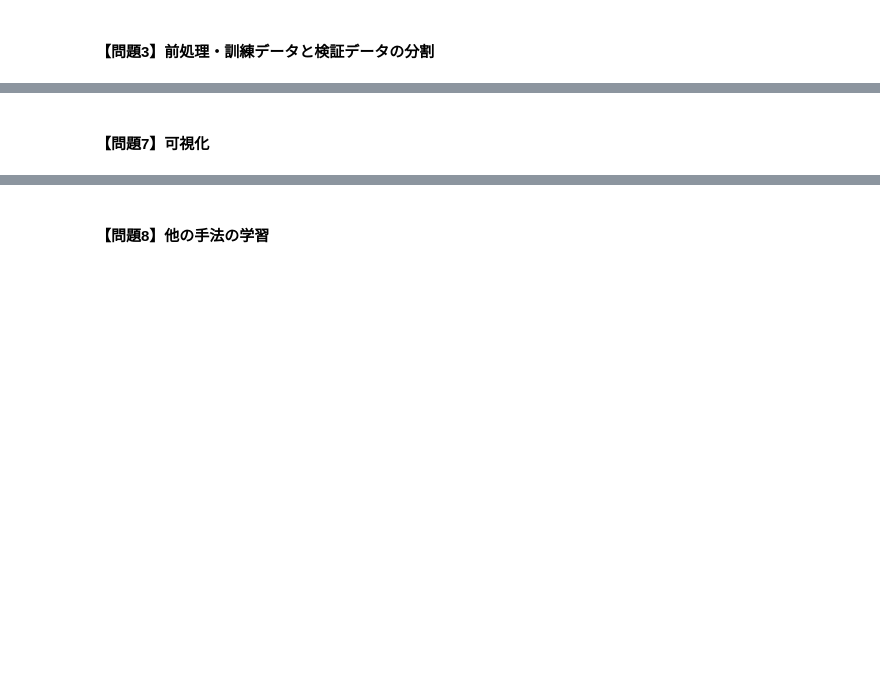
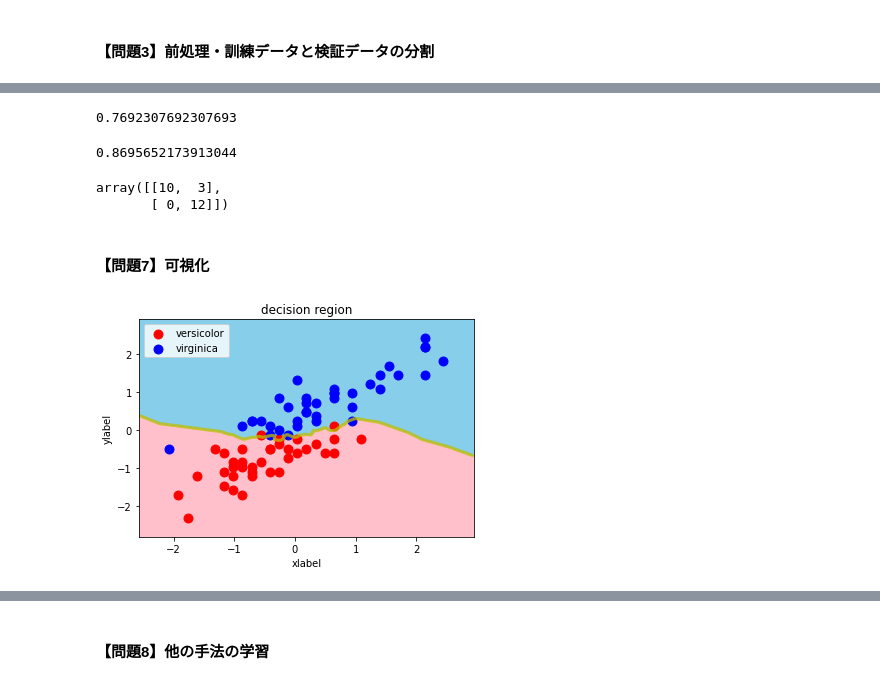
Before and after one commit to GitHiru/ml_dic, a Jupyter notebook: pre_learning/week4/week4_1_iris.ipynb, the cells around one changed output, grey strips where cells are left out. Cells and saved outputs as stored; diff of their text form; code cells hidden in the pictures; blank space fills up the shorter version.

```diff
--- a/pre_learning/week4/week4_1_iris.ipynb
+++ b/pre_learning/week4/week4_1_iris.ipynb
@@ -34,0 +147,11 @@ iris_label = pd.DataFrame(data=iris.targets, columns=["Species"])
+# %%
+sts = StandardScaler()
+# 内部統計を取得
+X_train_fit = sts.fit(X_train)
+X_test_fit = sts.fit(X_train)
+# 実際に書換え
+X_train_transform = sts.transform(X_train)
+X_test_transform = sts.transform(X_test)
+
+print('- X_train_fit: {} \n- X_train_transform: {} {}\n- X_test_transform: {} {}'.format(
+    type(X_train_fit), type(X_train_transform), X_train_transform.shape, type(X_test_transform), X_test_transform.shape))
@@ -34,0 +166,8 @@ iris_label = pd.DataFrame(data=iris.targets, columns=["Species"])
+# %%
+# k-nearest neighbors (最近傍法)
+
+for i in range(1, 6, 2):
+    k_nn = KNeighborsClassifier(n_neighbors = i) #モデルをインスタンス
+    k_nn_fit = k_nn.fit(X_train_transform, y_train) #学習
+    k_nn_pred = k_nn_fit.predict(X_test_transform) #予測
+    print("{}-nn {}: {} {}".format(i, k_nn_pred.shape, k_nn_pred, type(k_nn_pred)))
@@ -35,3 +208,28 @@ iris_label = pd.DataFrame(data=iris.targets, columns=["Species"])
+# %%
+# Recall（再現率）
+#
+# -説明-
+#      TP - FN(False Negative : 偽陰性)間で、FNを低く抑えたい場合に採用する指標
+#    （e.g. 癌を癌じゃないと予測。 あってはならない💀）
+# ###################
+recall_score(y_test, k_nn_pred)
+# %% [output]
+0.7692307692307693
+# %%
+# F-score（F値）
+#
+# -説明-
+#     FPとFNはトレードオフの関係にあるので調和平均をとった指標
+# ###################
+f1_score(y_test, k_nn_pred)
+# %% [output]
+0.8695652173913044
+# %%
+# ConfusionMatrix（混同行列）
+confusion_matrix(y_test, k_nn_pred)
+# %% [output]
+array([[10,  3],
+       [ 0, 12]])
 # %% [markdown]
 #### 【問題7】可視化
 # %%
@@ -45,20 +243,13 @@ def decision_region(X, y, model, step=0.01, title='decision region', xlabel='xla
     散布図の点は訓練データまたは検証データである。
     Parameters
     ----------------
-    X : ndarray, shape(n_samples, 2)
-        特徴量
-    y : ndarray, shape(n_samples,)
-        ラベル
-    model : object
-        学習したモデルのインスンタスを入れる
-    step : float, (default : 0.1)
-        推定値を計算する間隔を設定する
-    title : str
-        グラフのタイトルの文章を与える
-    xlabel, ylabel : str
-        軸ラベルの文章を与える
-    target_names= : list of str
-        凡例の一覧を与える
+    X : ndarray, shape(n_samples, 2)　特徴量
+    y : ndarray, shape(n_samples,)　　ラベル
+    model : object　　　　　　　　　　学習したモデルのインスンタスを入れる
+    step : float, (default : 0.1)　　　　  推定値を計算する間隔を設定する
+    title : str　                                    グラフのタイトルの文章を与える
+    xlabel, ylabel : str　                       軸ラベルの文章を与える
+    target_names= : list of str　          凡例の一覧を与える
     """
     # setting
     scatter_color = ['red', 'blue']
@@ -80,3 +271,8 @@ def decision_region(X, y, model, step=0.01, title='decision region', xlabel='xla
     plt.legend(handles=patches)
     plt.legend()
     plt.show()
+# %%
+#  k-nearest neighbors (5-nn) - train data
+decision_region(X_train_transform, y_train, k_nn)
+# %% [output]
+[figure, added]
```
Also changed, not shown: parts of 55 cells of this notebook, 1 other file.
